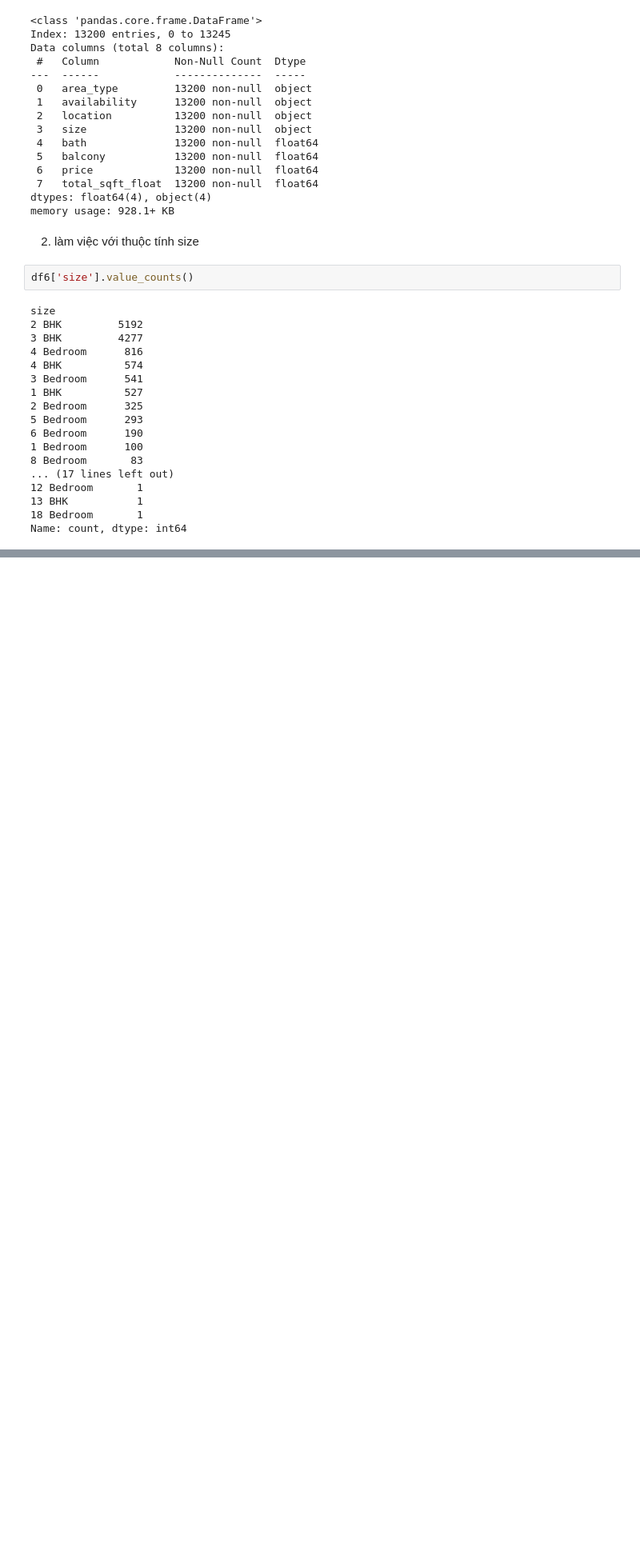
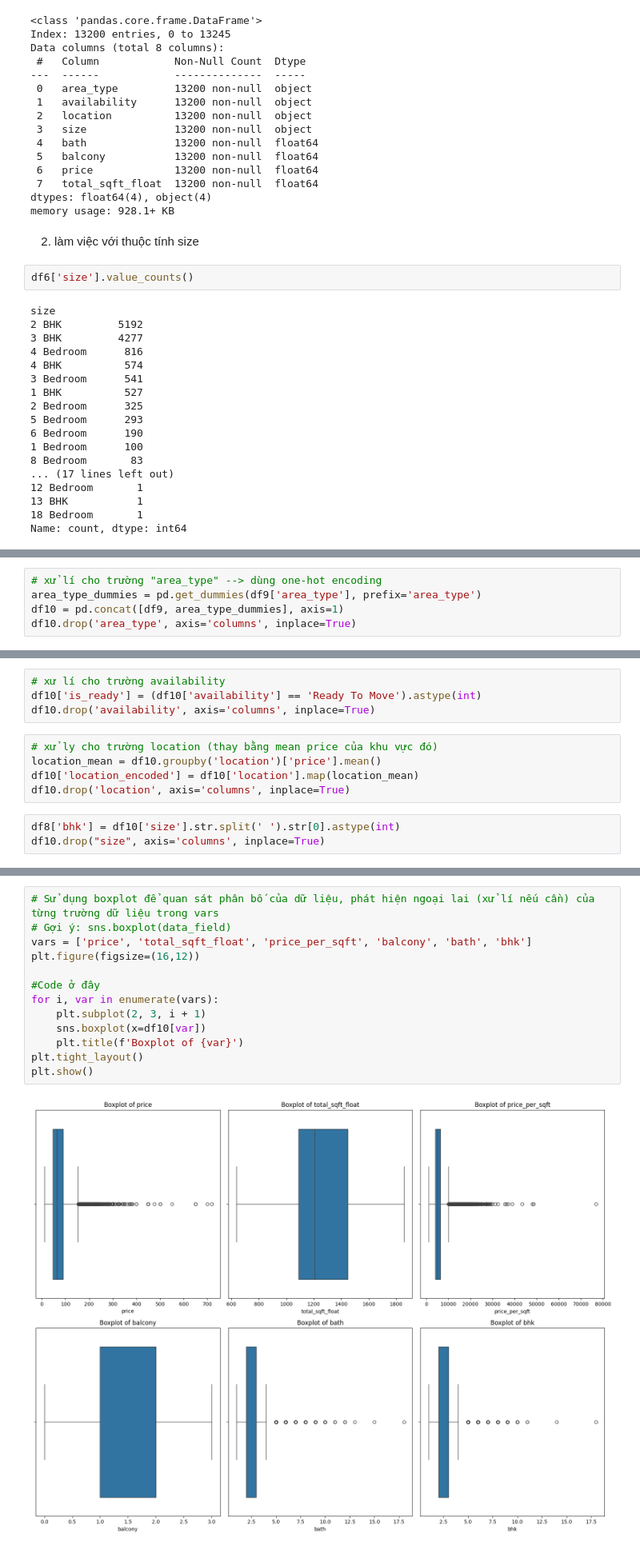
Before and after one commit to quanzz123/DataMining-Homework, a Jupyter notebook: Lab 2-Data Preprocessing/thuc_hanh.ipynb, the cells around one changed output, grey strips where cells are left out. Shown at 80% size. Cells and saved outputs as stored; diff of their text form; blank space fills up the shorter version.

```diff
--- a/Lab 2-Data Preprocessing/thuc_hanh.ipynb
+++ b/Lab 2-Data Preprocessing/thuc_hanh.ipynb
@@ -343,0 +476,5 @@ Name: count, dtype: int64
+# %%
+# xử lí cho trường "area_type" --> dùng one-hot encoding
+area_type_dummies = pd.get_dummies(df9['area_type'], prefix='area_type')
+df10 = pd.concat([df9, area_type_dummies], axis=1)
+df10.drop('area_type', axis='columns', inplace=True)
@@ -343,0 +497,12 @@ Name: count, dtype: int64
+# %%
+# xư lí cho trường availability
+df10['is_ready'] = (df10['availability'] == 'Ready To Move').astype(int)
+df10.drop('availability', axis='columns', inplace=True)
+# %%
+# xử ly cho trường location (thay bằng mean price của khu vực đó)
+location_mean = df10.groupby('location')['price'].mean()
+df10['location_encoded'] = df10['location'].map(location_mean)
+df10.drop('location', axis='columns', inplace=True)
+# %%
+df8['bhk'] = df10['size'].str.split(' ').str[0].astype(int)
+df10.drop("size", axis='columns', inplace=True)
@@ -343,0 +582,15 @@ Name: count, dtype: int64
+# %%
+# Sử dụng boxplot để quan sát phân bố của dữ liệu, phát hiện ngoại lai (xử lí nếu cần) của từng trường dữ liệu trong vars
+# Gợi ý: sns.boxplot(data_field)
+vars = ['price', 'total_sqft_float', 'price_per_sqft', 'balcony', 'bath', 'bhk']
+plt.figure(figsize=(16,12))
+
+#Code ở đây
+for i, var in enumerate(vars):
+    plt.subplot(2, 3, i + 1)
+    sns.boxplot(x=df10[var])
+    plt.title(f'Boxplot of {var}')
+plt.tight_layout()
+plt.show()
+# %% [output]
+[figure, added]
```
Also changed, not shown: parts of 30 cells of this notebook, 1 other file.
